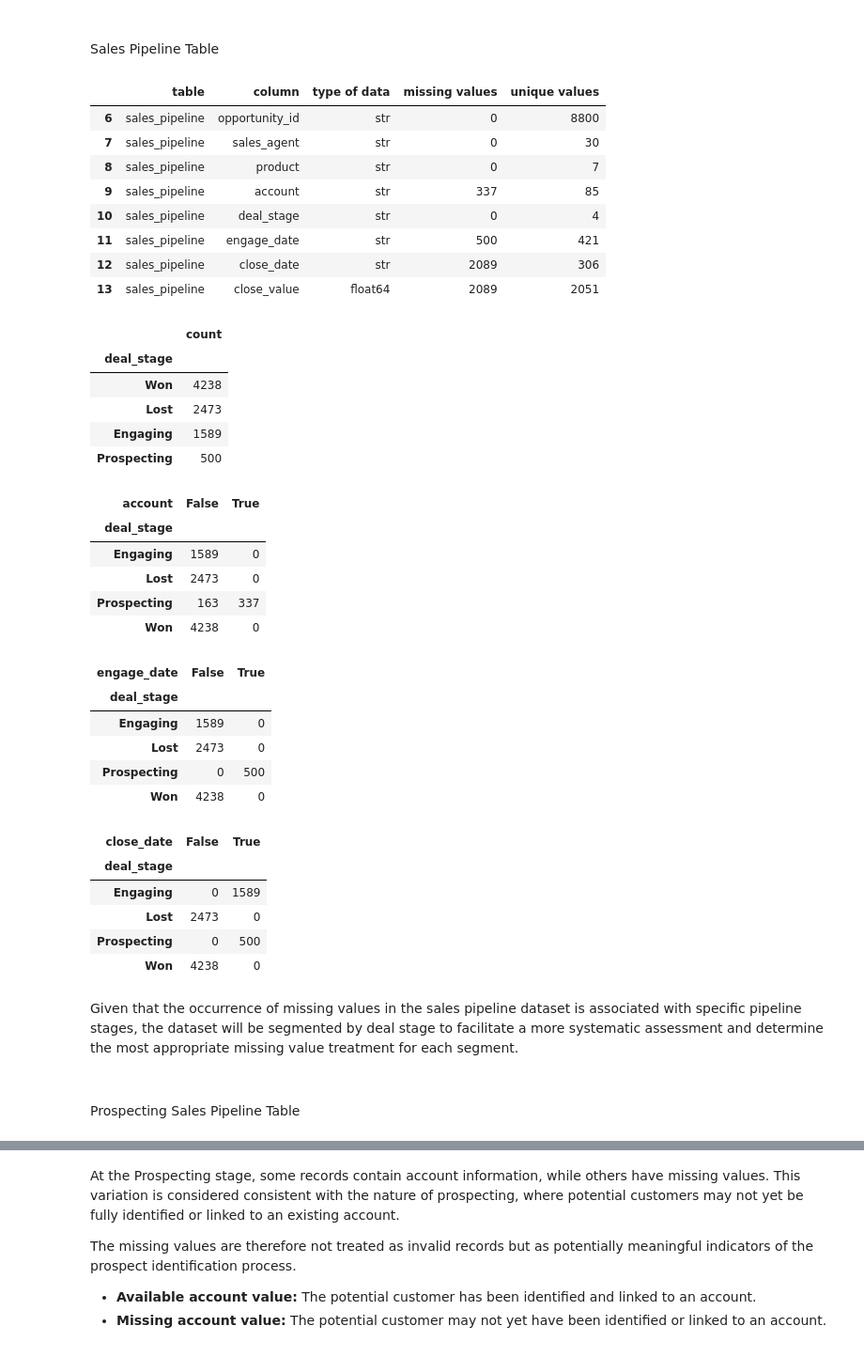
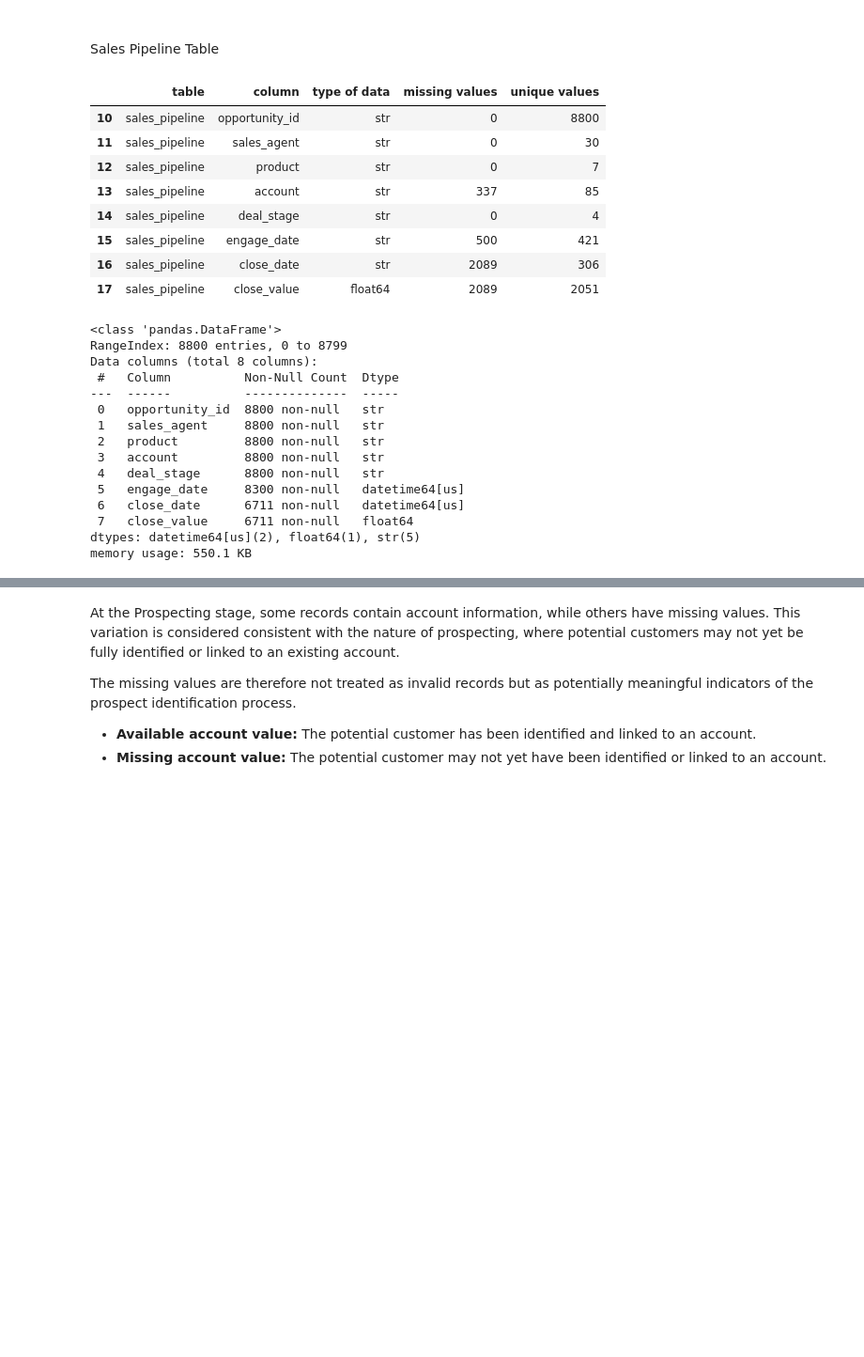
Before and after one commit to hlmtssilvia/B2B_Hardware_Sales_Performance_Analysis, a Jupyter notebook: Data_Cleaning.ipynb, the cells around one changed output, grey strips where cells are left out. Shown at 94% size. Cells and saved outputs as stored; diff of their text form; code cells hidden in the pictures; blank space fills up the shorter version.

```diff
--- a/Data_Cleaning.ipynb
+++ b/Data_Cleaning.ipynb
@@ -175,64 +175,41 @@ Sales Pipeline Table
 # %%
 df_sales_pipeline = dfs['sales_pipeline']
 display(data_table_info[data_table_info['table']=='sales_pipeline'])
 column_str = df_sales_pipeline.select_dtypes(
     include=['object', 'str']
 ).columns
 
 for column in column_str:
     df_sales_pipeline[column] = df_sales_pipeline[column].str.strip()
 
-display(pd.DataFrame(df_sales_pipeline['deal_stage'].value_counts()))
+date_column = ['close_date','engage_date']
+for column in date_column:
+    df_sales_pipeline[column] = pd.to_datetime(df_sales_pipeline[column])
 
-display(pd.crosstab(
-    df_sales_pipeline['deal_stage'],
-    df_sales_pipeline['account'].isna()
-))
-
-display(pd.crosstab(
-    df_sales_pipeline['deal_stage'],
-    df_sales_pipeline['engage_date'].isna()
-))
-display(pd.crosstab(
-    df_sales_pipeline['deal_stage'],
-    df_sales_pipeline['close_date'].isna()
-))
+df_sales_pipeline.loc[df_sales_pipeline['account'].isna(),'account'] = 'Unidentified'
+df_sales_pipeline.info()
 # %% [output]
 |  | table | column | type of data | missing values | unique values |
-| 6 | sales_pipeline | opportunity_id | str | 0 | 8800 |
-| 7 | sales_pipeline | sales_agent | str | 0 | 30 |
-| 8 | sales_pipeline | product | str | 0 | 7 |
-| 9 | sales_pipeline | account | str | 337 | 85 |
-| 10 | sales_pipeline | deal_stage | str | 0 | 4 |
-| 11 | sales_pipeline | engage_date | str | 500 | 421 |
-| 12 | sales_pipeline | close_date | str | 2089 | 306 |
-| 13 | sales_pipeline | close_value | float64 | 2089 | 2051 |
+| 10 | sales_pipeline | opportunity_id | str | 0 | 8800 |
+| 11 | sales_pipeline | sales_agent | str | 0 | 30 |
+| 12 | sales_pipeline | product | str | 0 | 7 |
+| 13 | sales_pipeline | account | str | 337 | 85 |
+| 14 | sales_pipeline | deal_stage | str | 0 | 4 |
+| 15 | sales_pipeline | engage_date | str | 500 | 421 |
+| 16 | sales_pipeline | close_date | str | 2089 | 306 |
+| 17 | sales_pipeline | close_value | float64 | 2089 | 2051 |
-|  | count |
-| deal_stage |  |
-| Won | 4238 |
-| Lost | 2473 |
-| Engaging | 1589 |
-| Prospecting | 500 |
-| account | False | True |
-| deal_stage |  |  |
-| Engaging | 1589 | 0 |
-| Lost | 2473 | 0 |
-| Prospecting | 163 | 337 |
-| Won | 4238 | 0 |
-| engage_date | False | True |
-| deal_stage |  |  |
-| Engaging | 1589 | 0 |
-| Lost | 2473 | 0 |
-| Prospecting | 0 | 500 |
-| Won | 4238 | 0 |
-| close_date | False | True |
-| deal_stage |  |  |
-| Engaging | 0 | 1589 |
-| Lost | 2473 | 0 |
-| Prospecting | 0 | 500 |
-| Won | 4238 | 0 |
+<class 'pandas.DataFrame'>
+RangeIndex: 8800 entries, 0 to 8799
+Data columns (total 8 columns):
+ #   Column          Non-Null Count  Dtype
+---  ------          --------------  -----
+ 0   opportunity_id  8800 non-null   str
+ 1   sales_agent     8800 non-null   str
+ 2   product         8800 non-null   str
+ 3   account         8800 non-null   str
+ 4   deal_stage      8800 non-null   str
+ 5   engage_date     8300 non-null   datetime64[us]
+ 6   close_date      6711 non-null   datetime64[us]
+ 7   close_value     6711 non-null   float64
+dtypes: datetime64[us](2), float64(1), str(5)
+memory usage: 550.1 KB
-# %% [markdown]
-Given that the occurrence of missing values in the sales pipeline dataset is associated with specific pipeline stages, the dataset will be segmented by deal stage to facilitate a more systematic assessment and determine the most appropriate missing value treatment for each segment.
-# %% [markdown]
-###
-Prospecting Sales Pipeline Table
```
Also changed, not shown: parts of 16 cells of this notebook, 10 other files.
